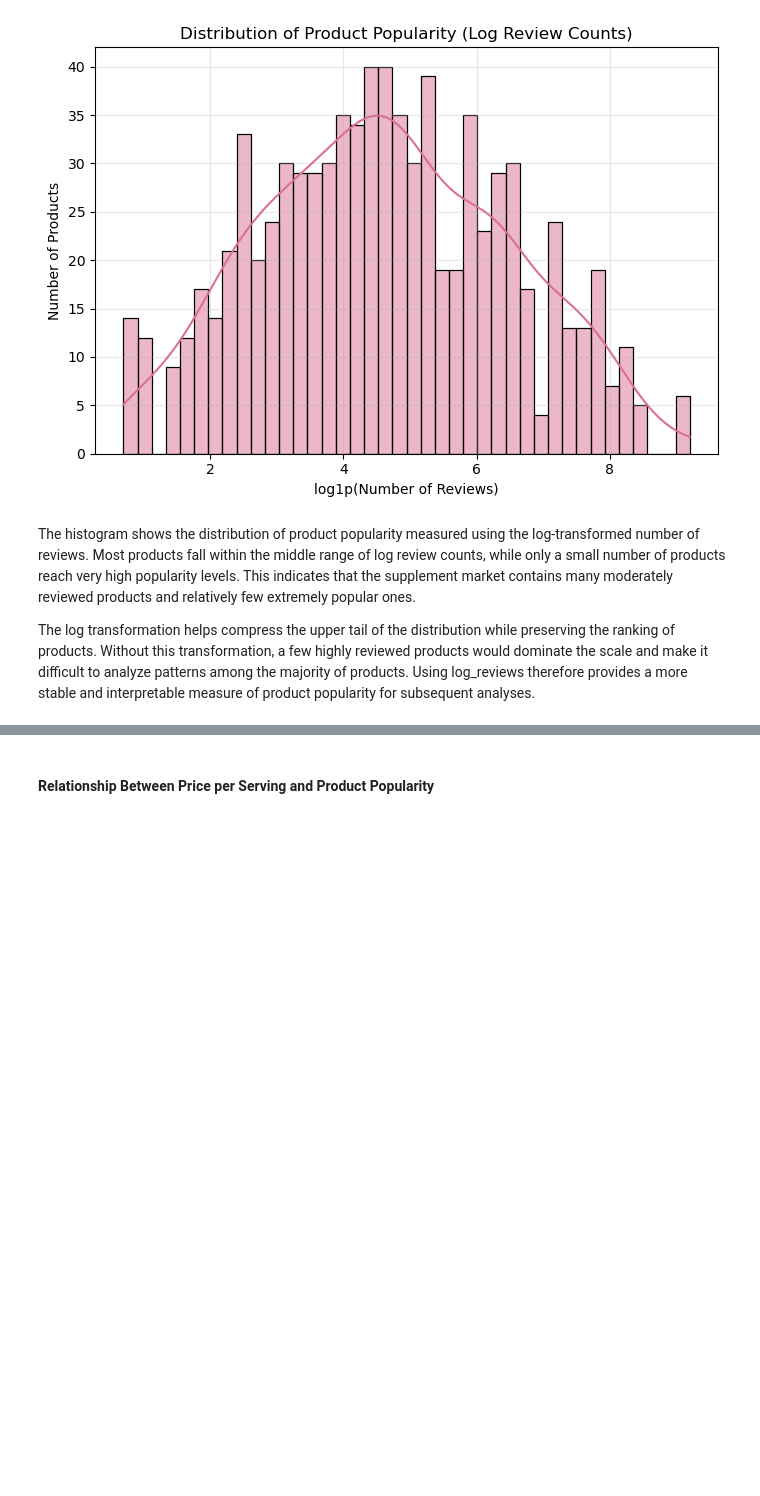
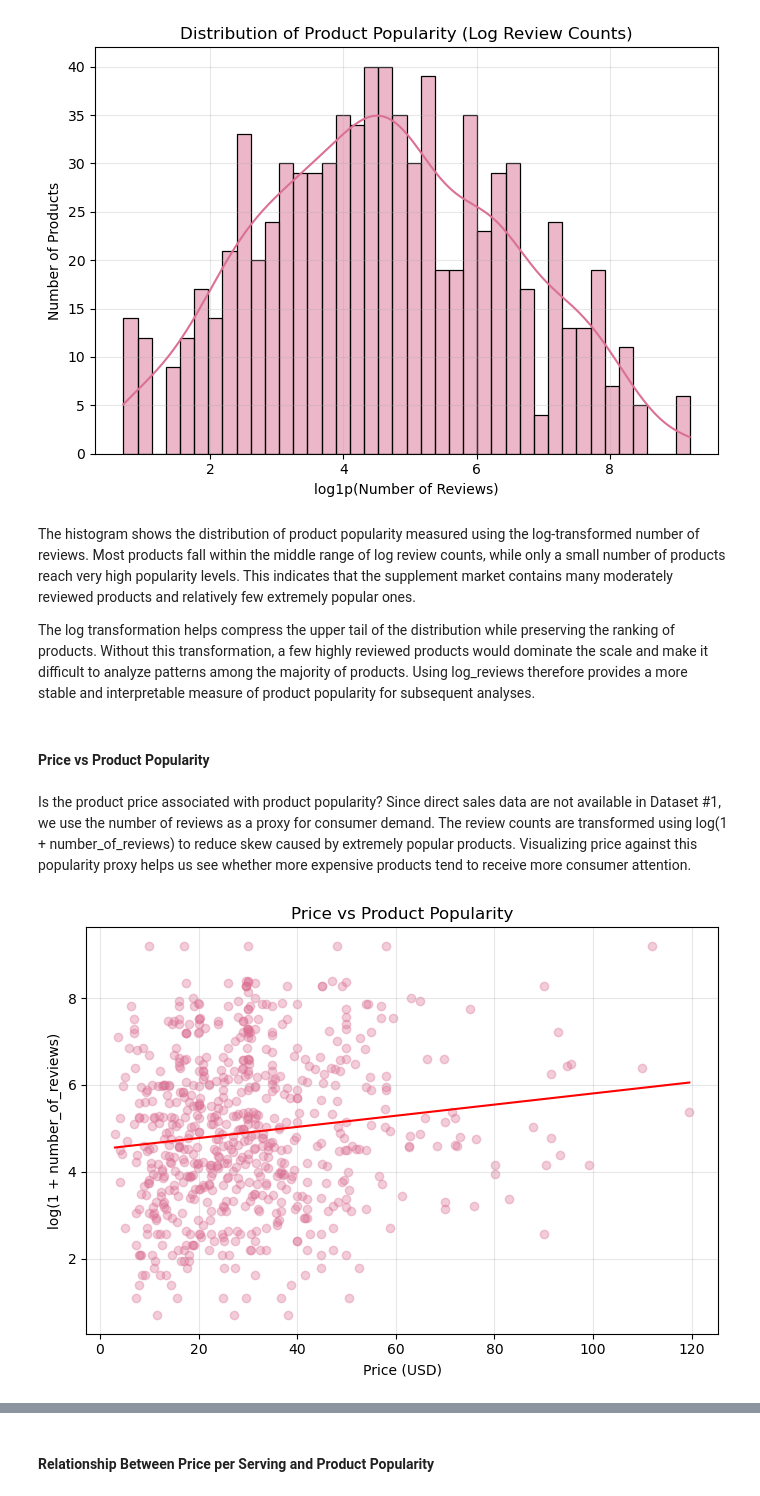
Before and after one commit to COGS108/Group129_WI26, a Jupyter notebook: 03-FinalProject.ipynb, the cells around one changed output, grey strips where cells are left out. Cells and saved outputs as stored; diff of their text form; code cells hidden in the pictures; blank space fills up the shorter version.

```diff
--- a/03-FinalProject.ipynb
+++ b/03-FinalProject.ipynb
@@ -399,3 +399,32 @@ plt.show()
 The histogram shows the distribution of product popularity measured using the log-transformed number of reviews. Most products fall within the middle range of log review counts, while only a small number of products reach very high popularity levels. This indicates that the supplement market contains many moderately reviewed products and relatively few extremely popular ones.
 
 The log transformation helps compress the upper tail of the distribution while preserving the ranking of products. Without this transformation, a few highly reviewed products would dominate the scale and make it difficult to analyze patterns among the majority of products. Using log_reviews therefore provides a more stable and interpretable measure of product popularity for subsequent analyses.
+# %% [markdown]
+#### Price vs Product Popularity
+# %% [markdown]
+Is the product price associated with product popularity? Since direct sales data are not available in Dataset #1, we use the number of reviews as a proxy for consumer demand. The review counts are transformed using log(1 + number_of_reviews) to reduce skew caused by extremely popular products. Visualizing price against this popularity proxy helps us see whether more expensive products tend to receive more consumer attention.
+# %%
+x = eda["price"].to_numpy()
+y = eda["log_reviews"].to_numpy()
+
+plt.figure(figsize=(7,5))
+
+plt.scatter(x, y, alpha=0.35, color= "palevioletred")
+
+plt.xlabel("Price (USD)")
+plt.ylabel("log(1 + number_of_reviews)")
+plt.title("Price vs Product Popularity")
+
+plt.grid(True, alpha=0.3)
+
+# Trend line
+mask = np.isfinite(x) & np.isfinite(y)
+if mask.sum() > 2:
+    m, b = np.polyfit(x[mask], y[mask], 1)
+    xs = np.linspace(x[mask].min(), x[mask].max(), 200)
+    plt.plot(xs, m*xs + b, color= "red")
+
+plt.tight_layout()
+plt.show()
+# %% [output]
+[figure, added]
```
Also changed, not shown: parts of 29 cells of this notebook.
